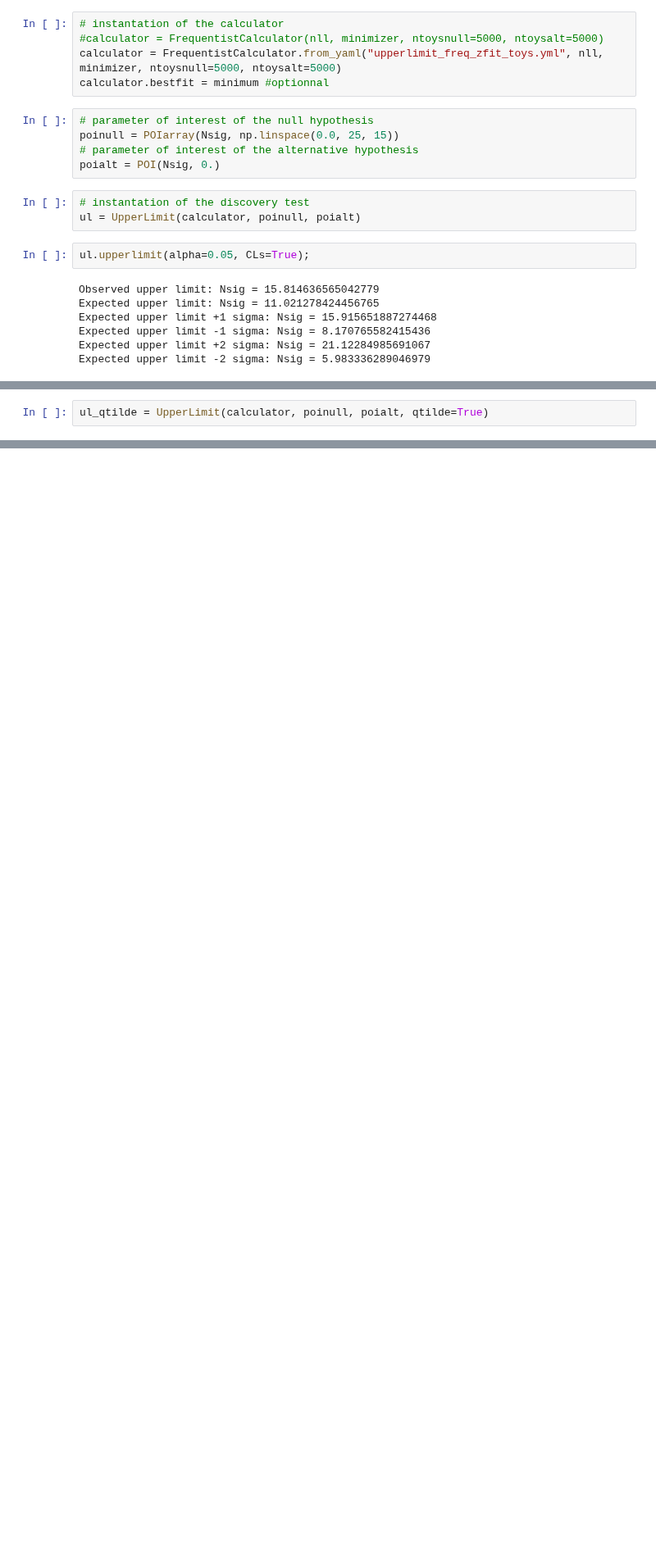
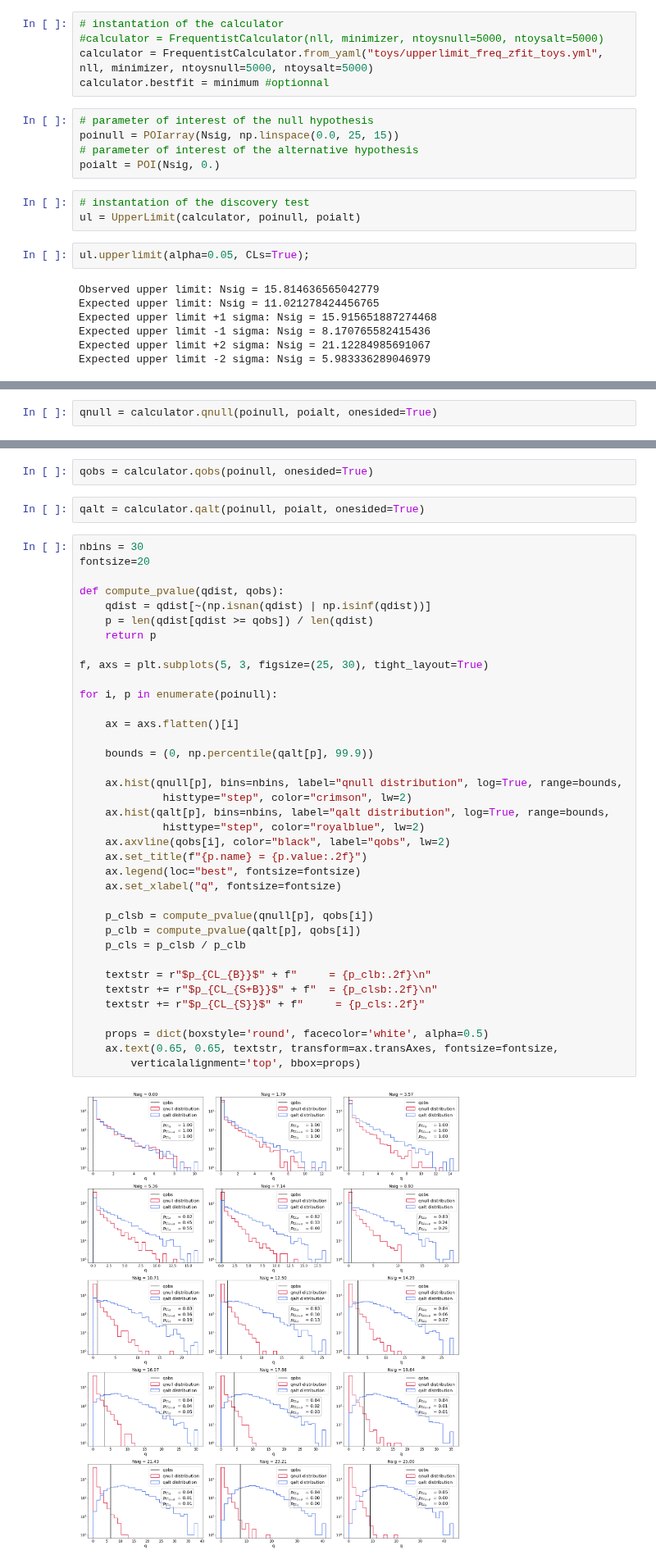
Before and after one commit to scikit-hep/hepstats, a Jupyter notebook: notebooks/hypotests/upperlimit_freq_zfit.ipynb, the cells around one changed output, grey strips where cells are left out. Shown at 82% size. Saved outputs shown, nothing was run; the diff lists cells and outputs as text; blank space fills up the shorter version.

Commit message:
add plot in upperlimit_freq_zfit.ipynb to show how the pvalues are computed.

```diff
--- a/notebooks/hypotests/upperlimit_freq_zfit.ipynb
+++ b/notebooks/hypotests/upperlimit_freq_zfit.ipynb
@@ -89,7 +92,7 @@ Since the signal yield Nsig = $4.5 \pm 5.8$  is consistent with zero signal we c
 # %%
 # instantation of the calculator
 #calculator = FrequentistCalculator(nll, minimizer, ntoysnull=5000, ntoysalt=5000)
-calculator = FrequentistCalculator.from_yaml("upperlimit_freq_zfit_toys.yml", nll, minimizer, ntoysnull=5000, ntoysalt=5000)
+calculator = FrequentistCalculator.from_yaml("toys/upperlimit_freq_zfit_toys.yml", nll, minimizer, ntoysnull=5000, ntoysalt=5000)
 calculator.bestfit = minimum #optionnal
 # %%
 # parameter of interest of the null hypothesis
@@ -123,2 +132,2 @@ plt.xlabel("Nsig");
 # %%
-ul_qtilde = UpperLimit(calculator, poinull, poialt, qtilde=True)
+qnull = calculator.qnull(poinull, poialt, onesided=True)
@@ -141,0 +134,43 @@ calculator.to_yaml("upperlimit_freq_zfit_toys.yml")
+# %%
+qobs = calculator.qobs(poinull, onesided=True)
+# %%
+qalt = calculator.qalt(poinull, poialt, onesided=True)
+# %%
+nbins = 30
+fontsize=20
+
+def compute_pvalue(qdist, qobs):
+    qdist = qdist[~(np.isnan(qdist) | np.isinf(qdist))]
+    p = len(qdist[qdist >= qobs]) / len(qdist)
+    return p
+
+f, axs = plt.subplots(5, 3, figsize=(25, 30), tight_layout=True)
+
+for i, p in enumerate(poinull):
+
+    ax = axs.flatten()[i]
+
+    bounds = (0, np.percentile(qalt[p], 99.9))
+
+    ax.hist(qnull[p], bins=nbins, label="qnull distribution", log=True, range=bounds,
+             histtype="step", color="crimson", lw=2)
+    ax.hist(qalt[p], bins=nbins, label="qalt distribution", log=True, range=bounds,
+             histtype="step", color="royalblue", lw=2)
+    ax.axvline(qobs[i], color="black", label="qobs", lw=2)
+    ax.set_title(f"{p.name} = {p.value:.2f}")
+    ax.legend(loc="best", fontsize=fontsize)
+    ax.set_xlabel("q", fontsize=fontsize)
+
+    p_clsb = compute_pvalue(qnull[p], qobs[i])
+    p_clb = compute_pvalue(qalt[p], qobs[i])
+    p_cls = p_clsb / p_clb
+
+    textstr = r"$p_{CL_{B}}$" + f"     = {p_clb:.2f}\n"
+    textstr += r"$p_{CL_{S+B}}$" + f"  = {p_clsb:.2f}\n"
+    textstr += r"$p_{CL_{S}}$" + f"     = {p_cls:.2f}"
+
+    props = dict(boxstyle='round', facecolor='white', alpha=0.5)
+    ax.text(0.65, 0.65, textstr, transform=ax.transAxes, fontsize=fontsize,
+        verticalalignment='top', bbox=props)
+# %% [output]
+[figure, added]
```
Also changed, not shown: parts of 6 cells of this notebook, 2 other files.
